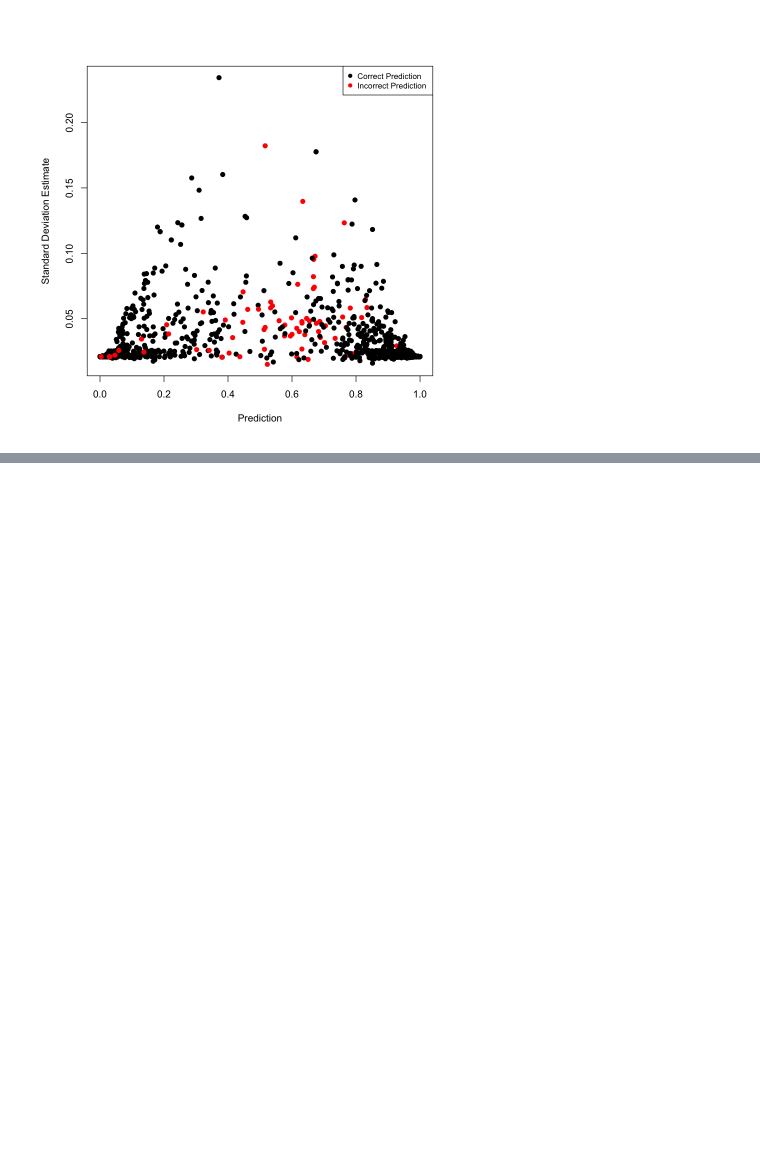
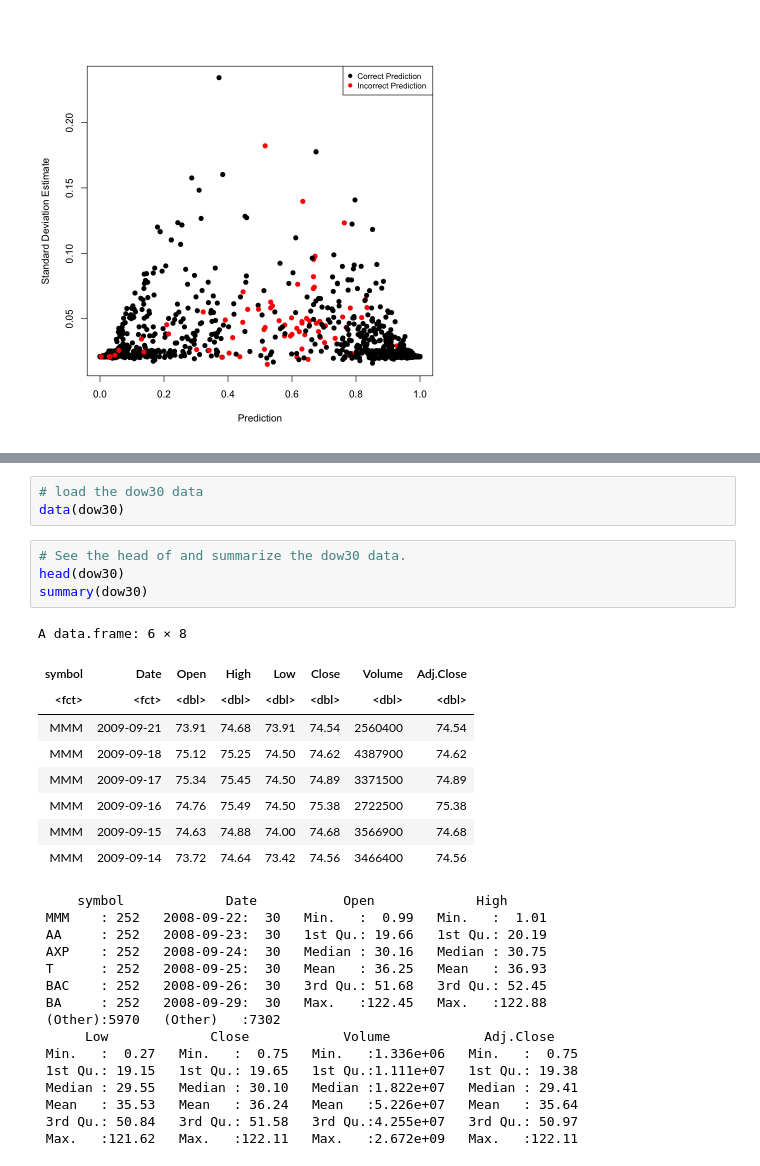
Before and after one commit to lewisblake/CSCI575, a Jupyter notebook: TheoryProject/experiments.ipynb, the cells around one changed output, grey strips where cells are left out. Saved outputs shown, nothing was run; the diff lists cells and outputs as text; blank space fills up the shorter version.

```diff
--- a/TheoryProject/experiments.ipynb
+++ b/TheoryProject/experiments.ipynb
@@ -284,0 +297,32 @@ legend("topright", legend=c("Correct Prediction", "Incorrect Prediction"),
+# %%
+# load the dow30 data
+data(dow30)
+# %%
+# See the head of and summarize the dow30 data.
+head(dow30)
+summary(dow30)
+# %% [output]
+A data.frame: 6 × 8
+| symbol | Date | Open | High | Low | Close | Volume | Adj.Close |
+| <fct> | <fct> | <dbl> | <dbl> | <dbl> | <dbl> | <dbl> | <dbl> |
+| MMM | 2009-09-21 | 73.91 | 74.68 | 73.91 | 74.54 | 2560400 | 74.54 |
+| MMM | 2009-09-18 | 75.12 | 75.25 | 74.50 | 74.62 | 4387900 | 74.62 |
+| MMM | 2009-09-17 | 75.34 | 75.45 | 74.50 | 74.89 | 3371500 | 74.89 |
+| MMM | 2009-09-16 | 74.76 | 75.49 | 74.50 | 75.38 | 2722500 | 75.38 |
+| MMM | 2009-09-15 | 74.63 | 74.88 | 74.00 | 74.68 | 3566900 | 74.68 |
+| MMM | 2009-09-14 | 73.72 | 74.64 | 73.42 | 74.56 | 3466400 | 74.56 |
+     symbol             Date           Open             High
+ MMM    : 252   2008-09-22:  30   Min.   :  0.99   Min.   :  1.01
+ AA     : 252   2008-09-23:  30   1st Qu.: 19.66   1st Qu.: 20.19
+ AXP    : 252   2008-09-24:  30   Median : 30.16   Median : 30.75
+ T      : 252   2008-09-25:  30   Mean   : 36.25   Mean   : 36.93
+ BAC    : 252   2008-09-26:  30   3rd Qu.: 51.68   3rd Qu.: 52.45
+ BA     : 252   2008-09-29:  30   Max.   :122.45   Max.   :122.88
+ (Other):5970   (Other)   :7302
+      Low             Close            Volume            Adj.Close
+ Min.   :  0.27   Min.   :  0.75   Min.   :1.336e+06   Min.   :  0.75
+ 1st Qu.: 19.15   1st Qu.: 19.65   1st Qu.:1.111e+07   1st Qu.: 19.38
+ Median : 29.55   Median : 30.10   Median :1.822e+07   Median : 29.41
+ Mean   : 35.53   Mean   : 36.24   Mean   :5.226e+07   Mean   : 35.64
+ 3rd Qu.: 50.84   3rd Qu.: 51.58   3rd Qu.:4.255e+07   3rd Qu.: 50.97
+ Max.   :121.62   Max.   :122.11   Max.   :2.672e+09   Max.   :122.11
```
Also changed, not shown: parts of 10 cells of this notebook.
